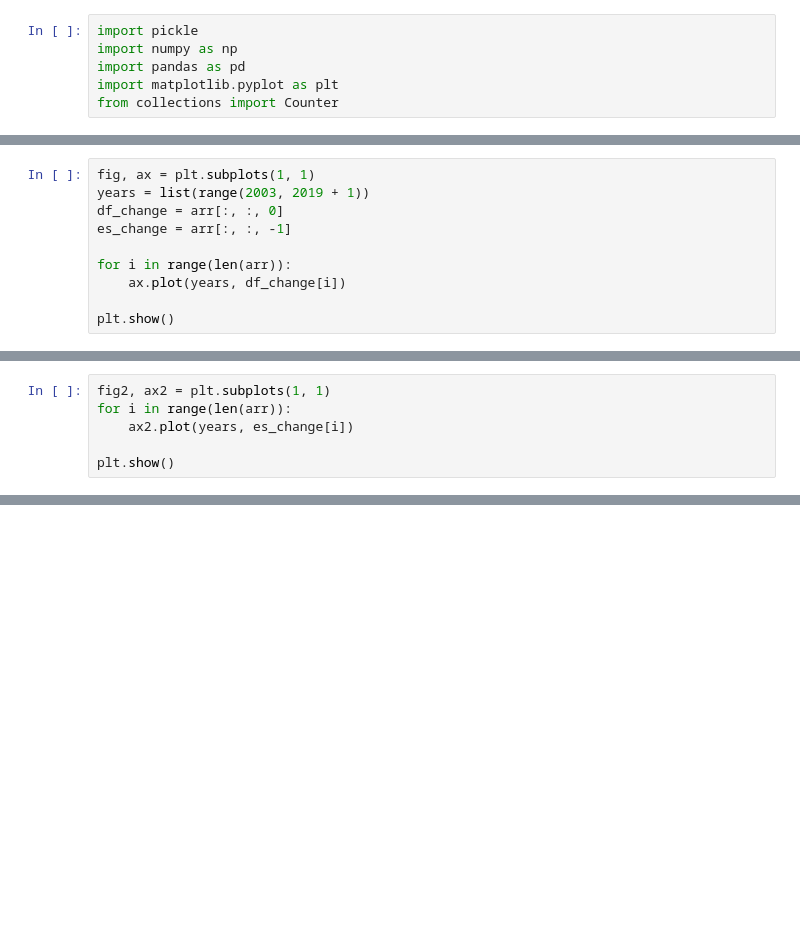
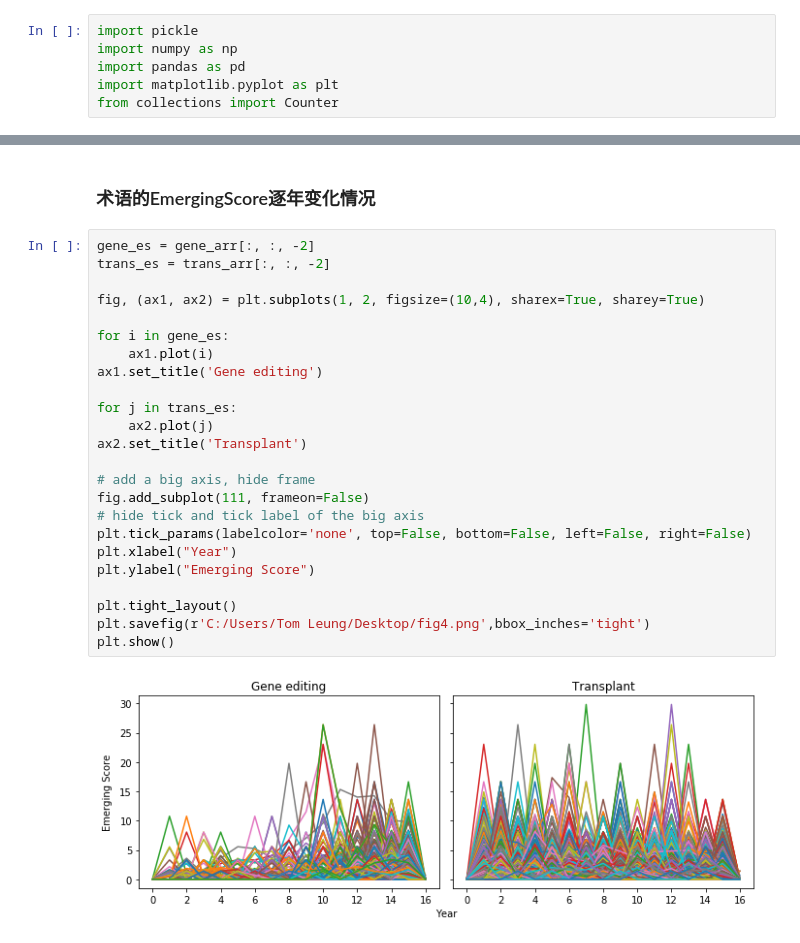
Before and after one commit to tomleung1996/Emerging_Topics_Prediction, a Jupyter notebook: data_exploration.ipynb, the cells around one changed output, grey strips where cells are left out. Drawn from its saved outputs; the diff is of its cells as text; blank space fills up the shorter version.

```diff
--- a/data_exploration.ipynb
+++ b/data_exploration.ipynb
@@ -58,10 +21,0 @@ The annual Emerging Score change of "clustered regularly interspaced short palin
-# %%
-fig, ax = plt.subplots(1, 1)
-years = list(range(2003, 2019 + 1))
-df_change = arr[:, :, 0]
-es_change = arr[:, :, -1]
-
-for i in range(len(arr)):
-    ax.plot(years, df_change[i])
-
-plt.show()
@@ -70,6 +21,0 @@ plt.show()
-# %%
-fig2, ax2 = plt.subplots(1, 1)
-for i in range(len(arr)):
-    ax2.plot(years, es_change[i])
-
-plt.show()
@@ -80,0 +115,28 @@ array([0., 0., 0., 0., 0., 0., 0., 0., 0., 0., 1., 1., 1., 0., 0., 1., 0.])
+# %% [markdown]
+### 术语的EmergingScore逐年变化情况
+# %%
+gene_es = gene_arr[:, :, -2]
+trans_es = trans_arr[:, :, -2]
+
+fig, (ax1, ax2) = plt.subplots(1, 2, figsize=(10,4), sharex=True, sharey=True)
+
+for i in gene_es:
+    ax1.plot(i)
+ax1.set_title('Gene editing')
+
+for j in trans_es:
+    ax2.plot(j)
+ax2.set_title('Transplant')
+
+# add a big axis, hide frame
+fig.add_subplot(111, frameon=False)
+# hide tick and tick label of the big axis
+plt.tick_params(labelcolor='none', top=False, bottom=False, left=False, right=False)
+plt.xlabel("Year")
+plt.ylabel("Emerging Score")
+
+plt.tight_layout()
+plt.savefig(r'C:/Users/Tom Leung/Desktop/fig4.png',bbox_inches='tight')
+plt.show()
+# %% [output]
+[figure, added]
```
Also changed, not shown: parts of 16 cells of this notebook, 9 other files.
